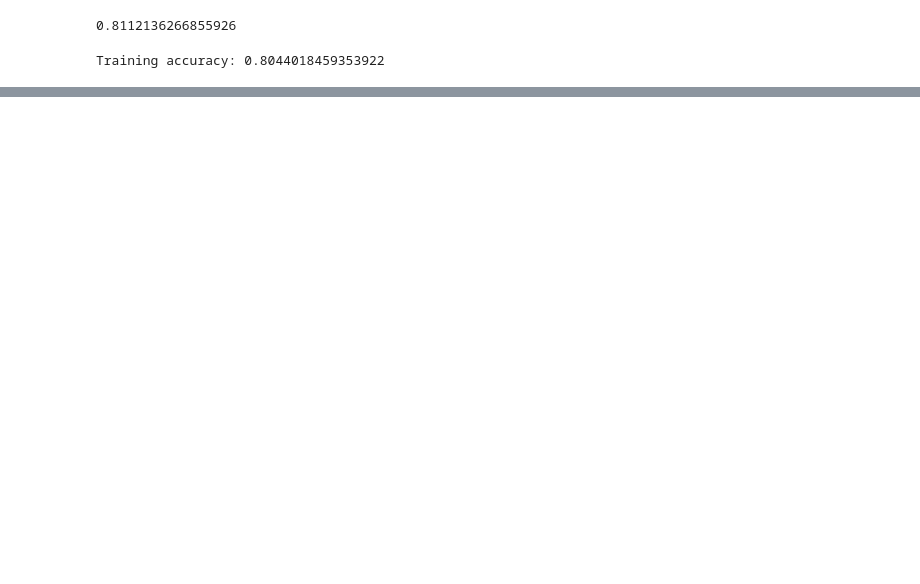
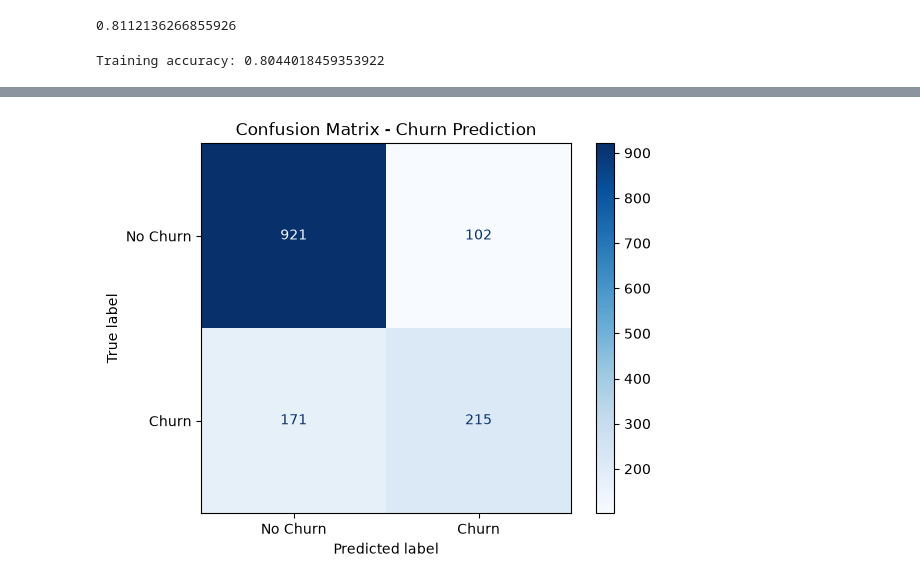
Before and after one commit to K-Princ/machine-learning-projects, a Jupyter notebook: churn_prediction/churn.ipynb, the cells around one changed output, grey strips where cells are left out. Drawn from its saved outputs; the diff is of its cells as text; code cells hidden in the pictures; blank space fills up the shorter version.

Commit message:
evaluation metrics added

```diff
--- a/churn_prediction/churn.ipynb
+++ b/churn_prediction/churn.ipynb
@@ -499,0 +500,18 @@ plt.plot(thresholds, scores)
+# %%
+from sklearn.metrics import confusion_matrix, ConfusionMatrixDisplay
+
+y_pred = model.predict_proba(X_val)[:, 1]
+y_pred_class = (y_pred >= 0.5).astype(int)
+
+cm = confusion_matrix(y_val, y_pred_class)
+
+disp = ConfusionMatrixDisplay(
+    confusion_matrix=cm,
+    display_labels=['No Churn', 'Churn']
+)
+
+disp.plot(cmap='Blues', values_format='d')
+plt.title('Confusion Matrix - Churn Prediction')
+plt.show()
+# %% [output]
+[figure, added]
```
Also changed, not shown: parts of 7 cells of this notebook.
